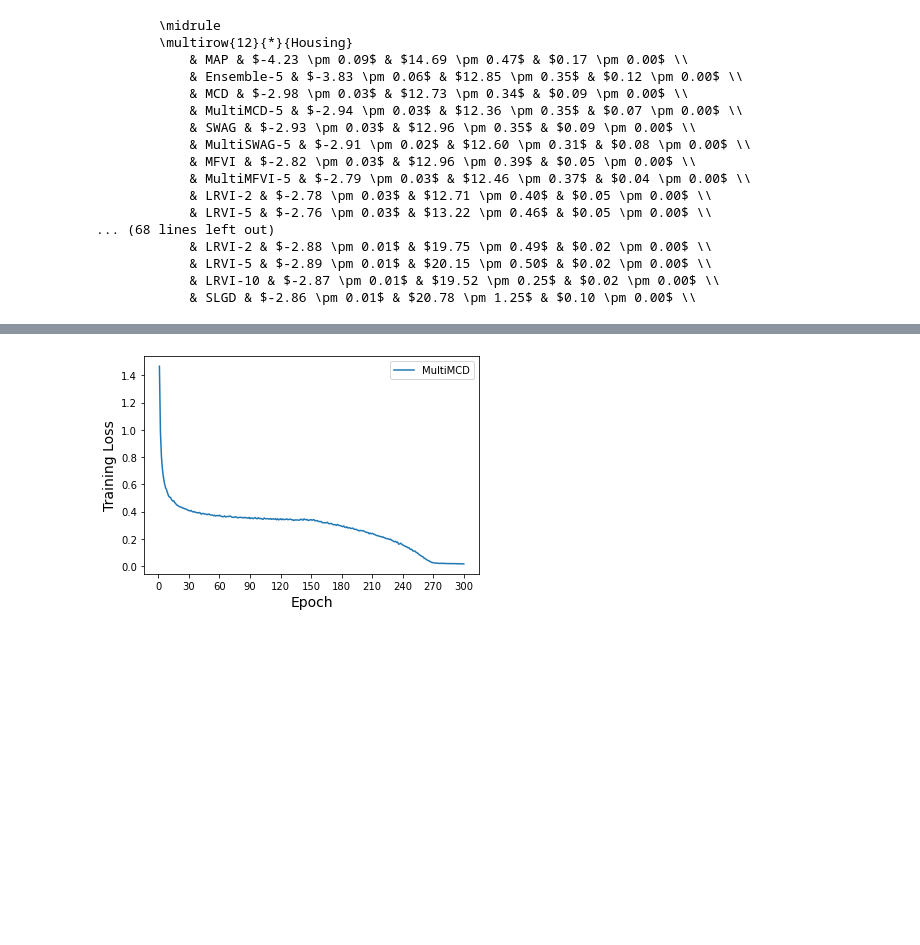
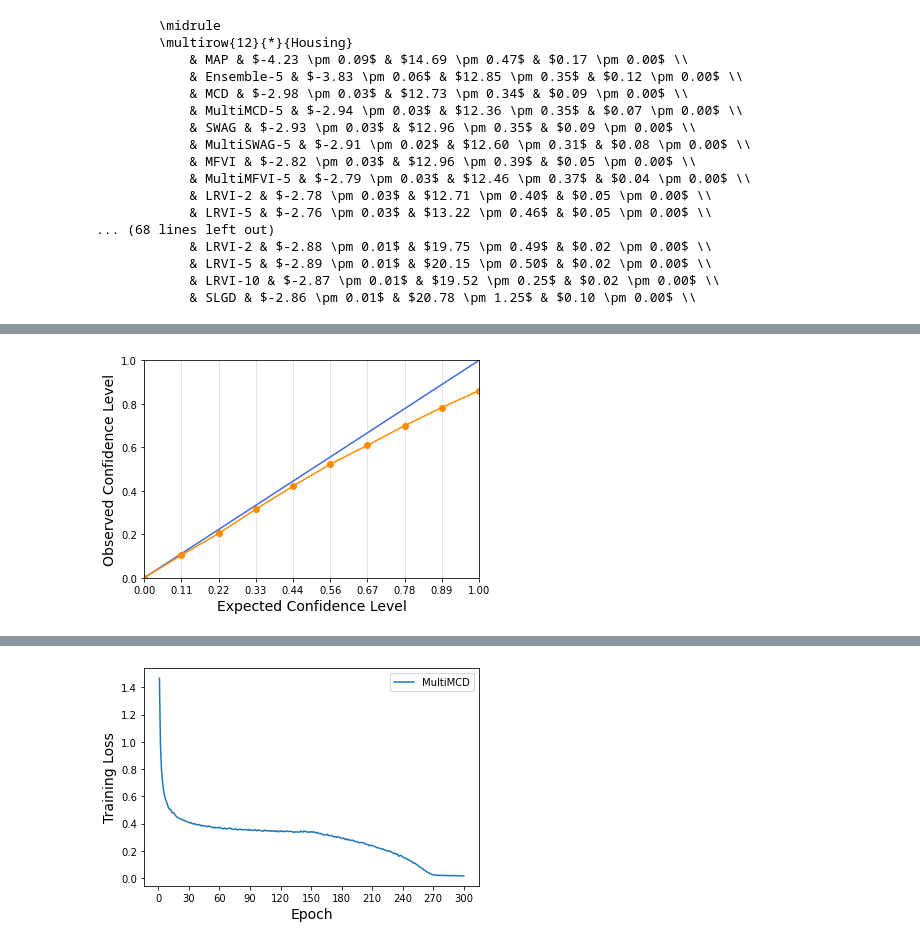
Before and after one commit to Feuermagier/VariationalBayesianDL, a Jupyter notebook: SampleCalibration.ipynb, the cells around one changed output, grey strips where cells are left out. Saved outputs shown, nothing was run; the diff lists cells and outputs as text; code cells hidden in the pictures; blank space fills up the shorter version.

```diff
--- a/SampleCalibration.ipynb
+++ b/SampleCalibration.ipynb
@@ -324,0 +330,83 @@ SWAG
+# %%
+import os
+from experiments.weather.results import WeatherResults
+import numpy as np
+import torch
+import matplotlib.pyplot as plt
+
+all_results = {}
+
+in_path = "/mnt/d/Uni/Bachelorarbeit/results/Weather/3/results"
+out_path = "/home/flo/VariationalBayesianDL/results/Weather"
+variants = ["in", "out"]
+
+os.chdir(in_path)
+for method in os.listdir("."):
+    if not os.path.isdir(method) or method == "slurmlog":
+        continue
+    print(method)
+
+    variant_results = [[] for _ in variants]
+    for file in os.listdir(method + "/log"):
+        if not file.endswith(".pyc"):
+            continue
+        for i, variant in enumerate(variants):
+            if file.endswith(f"_{variant}.pyc"):
+                variant_results[i].append(WeatherResults.load(method + "/log/" + file))
+    all_results[method] = variant_results
+
+    for variant, name in zip(variant_results, variants):
+        if len(variant) > 0:
+            fig, ax = plt.subplots()
+            variant[0].results.plot_reliability(ax, include_text=False)
+            fig.savefig(f"{out_path}/plots/reliability/{method}_{name}.pdf")
+
+def num(val, std=True, sign=None):
+    mean = val.mean()
+    marker = "" if sign is None else f"(\\textrm{{{sign}}})"
+    if std:
+        return f"${mean:.2f}{marker} \\pm {val.std() / np.sqrt(len(val)):.2f}$"
+    else:
+        return f"${val.mean():.2f}{marker}$"
+
+def print_method(method, method_results):
+    times = []
+
+    lmls = [[] for _ in variants]
+    mses = [[] for _ in variants]
+    qces = [[] for _ in variants]
+    sqces = [[] for _ in variants]
+
+    for i, variant in enumerate(method_results):
+        for rep in variant:
+            times.append(rep.time)
+            lmls[i].append(rep.results.average_lml)
+            mses[i].append(rep.results.mse_of_means)
+            qces[i].append(rep.results.qce)
+            sqces[i].append(rep.results.sqce)
+
+    lmls = torch.tensor(lmls)
+    mses = torch.tensor(mses)
+    qces = torch.tensor(qces)
+    sqces = torch.tensor(sqces)
+
+    times = torch.tensor(times)
+
+    print(f"        {method}", end="")
+    for lml, mse, qce, sqce in zip(lmls, mses, qces, sqces):
+        print((f" & {num(lml, std=True)}"
+        f" & {num(mse, std=True)}"
+        f" & {num(qce, sign='O' if sqce.mean() < 0 else 'U', std=True)}"), end="")
+    print(" \\\\")
+
+print_method("MAP", all_results["MAP"])
+print_method("Ensemble-5", all_results["Ensemble-5"])
+print_method("MCD", all_results["MCDropout"])
+print_method("MultiMCD-5", all_results["MultiMCDropout"])
+print_method("SWAG", all_results["SWAG"])
+print_method("MultiSWAG-5", all_results["MultiSWAG"])
+#print_method("VOGN", all_results["VOGN"])
+#print_method("MultiVOGN", all_results["MultiVOGN"])
+print_method("BBB", all_results["MFVI"])
+#print_method("MultiMFVI-5", all_results["MultiMFVI-5"])
+# %% [output]
@@ -324,0 +428 @@ SWAG
+[figure, added]
```
Also changed, not shown: parts of 2 cells of this notebook, 41 other files.
